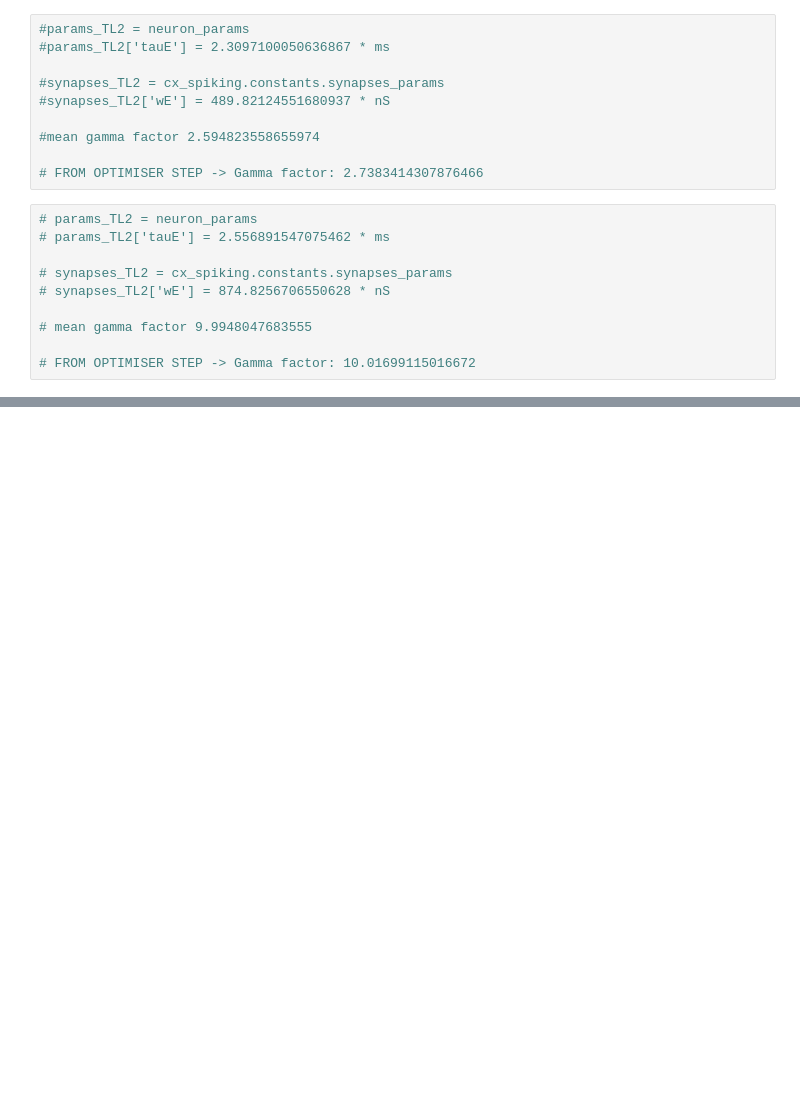
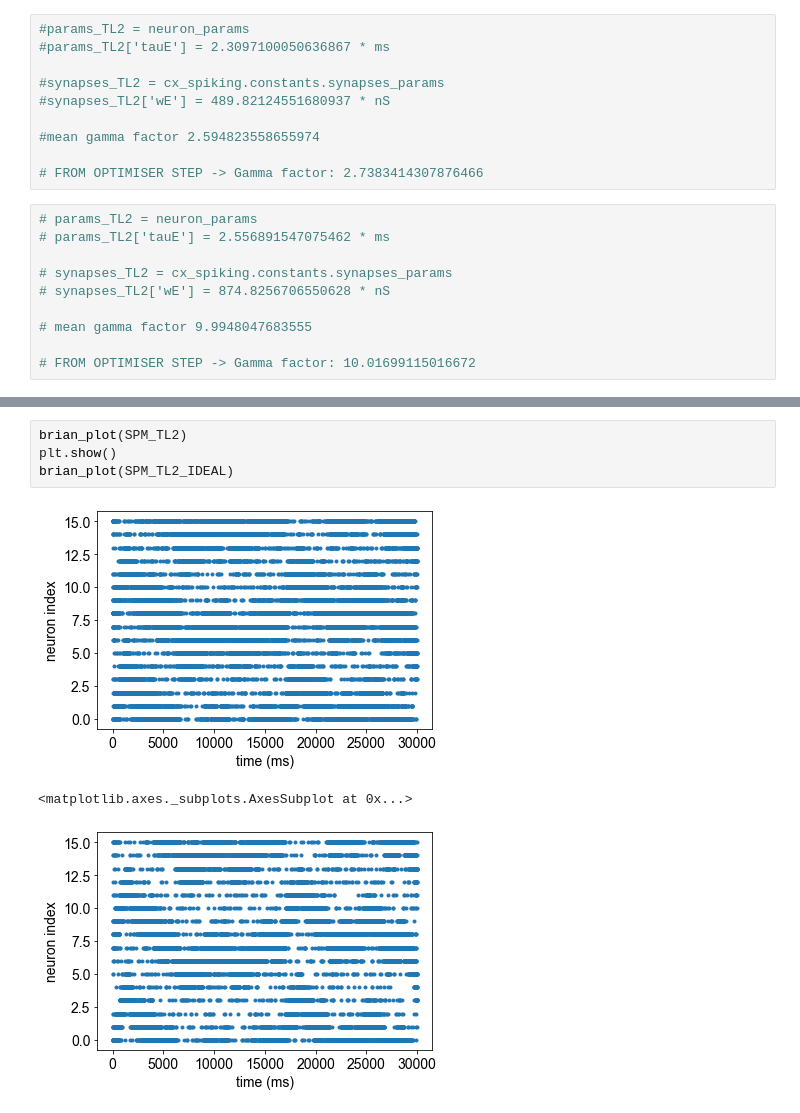
Before and after one commit to filippoferrari/CX_Path_Integration, a Jupyter notebook: notebooks/gamma_factor_test.ipynb, the cells around one changed output, grey strips where cells are left out. Cells and saved outputs as stored; diff of their text form; blank space fills up the shorter version.

```diff
--- a/notebooks/gamma_factor_test.ipynb
+++ b/notebooks/gamma_factor_test.ipynb
@@ -152,0 +161,8 @@ mean gamma factor 9.9948047683555
+# %%
+brian_plot(SPM_TL2)
+plt.show()
+brian_plot(SPM_TL2_IDEAL)
+# %% [output]
+[figure, added]
+<matplotlib.axes._subplots.AxesSubplot at 0x...>
+[figure, added]
```
Also changed, not shown: parts of 4 cells of this notebook.
